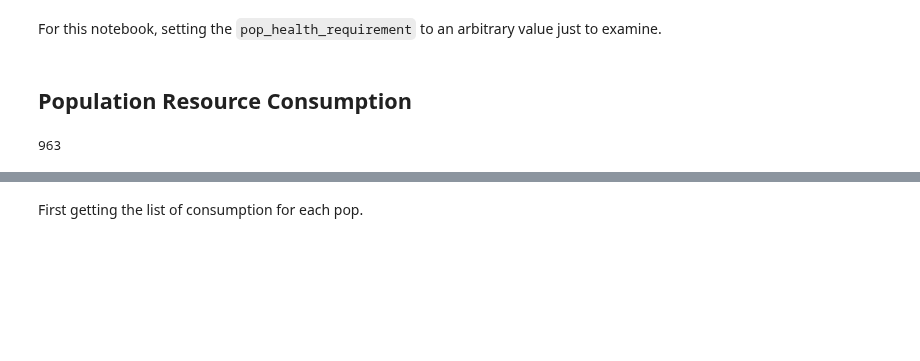
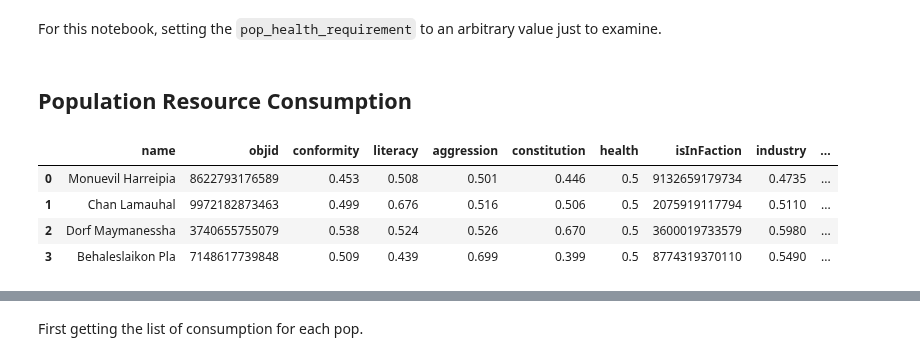
Before and after one commit to BillmanH/exoplanets, a Jupyter notebook: notebooks/People/Population Growth.ipynb, the cells around one changed output, grey strips where cells are left out. Cells and saved outputs as stored; diff of their text form; code cells hidden in the pictures; blank space fills up the shorter version.

```diff
--- a/notebooks/People/Population Growth.ipynb
+++ b/notebooks/People/Population Growth.ipynb
@@ -46,27 +62,3 @@ For this notebook, setting the `pop_health_requirement` to an arbitrary value ju
 params['pop_health_requirement'] = 0.4
 # %% [markdown]
 ## Population Resource Consumption
-# %%
-def all_pops_consumption():
-    healthy_pops_query = f"""
-    g.V().has('label','pop').as('pop')
-        .local(
-            union(
-                out('inhabits').as('location'),
-                out('isOfSpecies').as('species')
-                )
-                .fold()).as('location','species')
-            .path()
-            .by(unfold().valueMap().fold())
-    """
-    c.run_query(healthy_pops_query)
-    data = c.reduce_res(c.res)
-    pops_df = pd.DataFrame([d['pop'] for d in data])
-    species_df = pd.DataFrame([d['species'] for d in data])
-    locations_df = pd.DataFrame([d['location'] for d in data])
-    return(pops_df,species_df,locations_df)
-
-pops_df,species_df,locations_df = all_pops_consumption()
-len(pops_df)
-# %% [output]
-963
@@ -72,0 +67,9 @@ len(pops_df)
+# %%
+pops_df,species_df,locations_df = consumption.all_pops_consumption(c)
+pops_df
+# %% [output]
+|  | name | objid | conformity | literacy | aggression | constitution | health | isInFaction | industry | ... |
+| 0 | Monuevil Harreipia | 8622793176589 | 0.453 | 0.508 | 0.501 | 0.446 | 0.5 | 9132659179734 | 0.4735 | ... |
+| 1 | Chan Lamauhal | 9972182873463 | 0.499 | 0.676 | 0.516 | 0.506 | 0.5 | 2075919117794 | 0.5110 | ... |
+| 2 | Dorf Maymanessha | 3740655755079 | 0.538 | 0.524 | 0.526 | 0.670 | 0.5 | 3600019733579 | 0.5980 | ... |
+| 3 | Behaleslaikon Pla | 7148617739848 | 0.509 | 0.439 | 0.699 | 0.399 | 0.5 | 8774319370110 | 0.5490 | ... |
```
Also changed, not shown: parts of 72 cells of this notebook, 3 other files.
